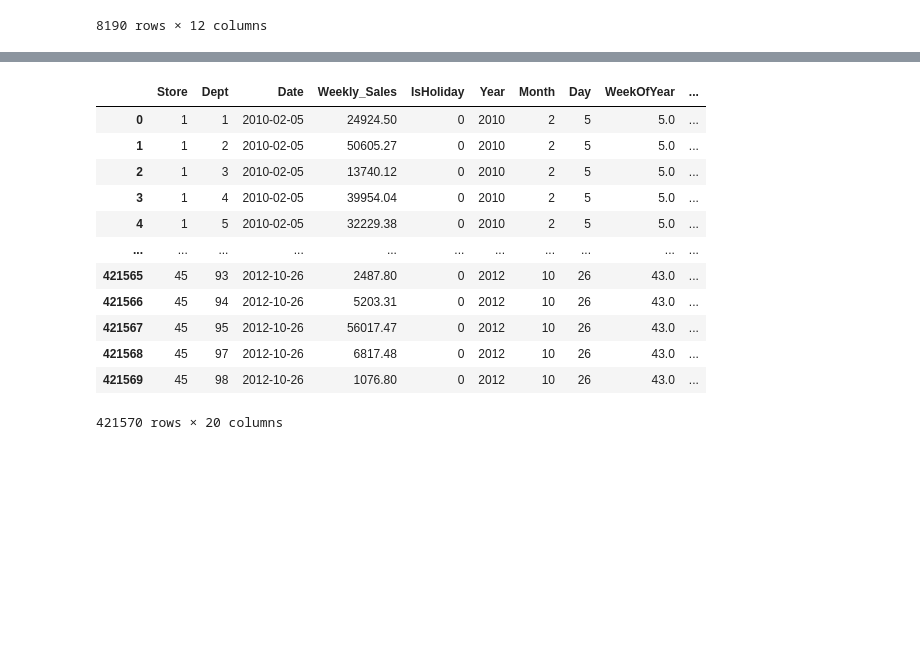
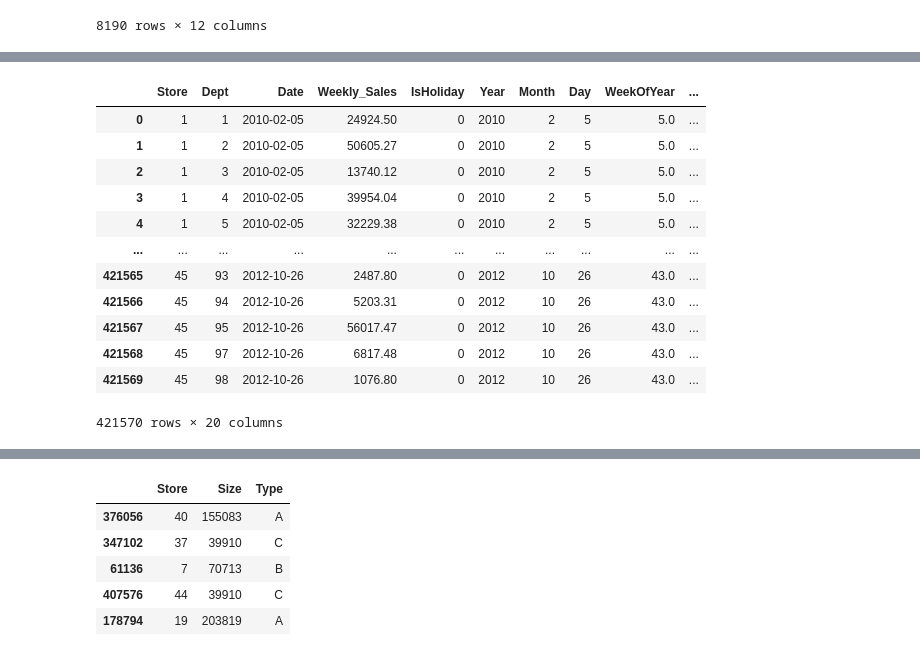
Before and after one commit to AnasElshaer01/Walmart-Sales-Forcasting, a Jupyter notebook: EDA.ipynb, the cells around one changed output, grey strips where cells are left out. Drawn from its saved outputs; the diff is of its cells as text; code cells hidden in the pictures; blank space fills up the shorter version.

```diff
--- a/EDA.ipynb
+++ b/EDA.ipynb
@@ -325,3 +290,19 @@ merged_data = pd.read_parquet('Merged.parquet')
+# %%
+merged_data
+# %% [output]
+|  | Store | Dept | Date | Weekly_Sales | IsHoliday | Year | Month | Day | WeekOfYear | ... |
+| 0 | 1 | 1 | 2010-02-05 | 24924.50 | 0 | 2010 | 2 | 5 | 5.0 | ... |
+| 1 | 1 | 2 | 2010-02-05 | 50605.27 | 0 | 2010 | 2 | 5 | 5.0 | ... |
+| 2 | 1 | 3 | 2010-02-05 | 13740.12 | 0 | 2010 | 2 | 5 | 5.0 | ... |
+| 3 | 1 | 4 | 2010-02-05 | 39954.04 | 0 | 2010 | 2 | 5 | 5.0 | ... |
+| 4 | 1 | 5 | 2010-02-05 | 32229.38 | 0 | 2010 | 2 | 5 | 5.0 | ... |
+| ... | ... | ... | ... | ... | ... | ... | ... | ... | ... | ... |
+| 421565 | 45 | 93 | 2012-10-26 | 2487.80 | 0 | 2012 | 10 | 26 | 43.0 | ... |
+| 421566 | 45 | 94 | 2012-10-26 | 5203.31 | 0 | 2012 | 10 | 26 | 43.0 | ... |
+| 421567 | 45 | 95 | 2012-10-26 | 56017.47 | 0 | 2012 | 10 | 26 | 43.0 | ... |
+| 421568 | 45 | 97 | 2012-10-26 | 6817.48 | 0 | 2012 | 10 | 26 | 43.0 | ... |
+| 421569 | 45 | 98 | 2012-10-26 | 1076.80 | 0 | 2012 | 10 | 26 | 43.0 | ... |
+421570 rows × 20 columns
 # %%
 merged_data.dtypes
 # %% [output]
@@ -363,18 +344,11 @@ Type            0
 Size            0
 dtype: int64
 # %%
-merged_data
+merged_data[['Store' , 'Size' , 'Type']].sample(5)
 # %% [output]
-|  | Store | Dept | Date | Weekly_Sales | IsHoliday | Year | Month | Day | WeekOfYear | ... |
-| 0 | 1 | 1 | 2010-02-05 | 24924.50 | 0 | 2010 | 2 | 5 | 5.0 | ... |
-| 1 | 1 | 2 | 2010-02-05 | 50605.27 | 0 | 2010 | 2 | 5 | 5.0 | ... |
-| 2 | 1 | 3 | 2010-02-05 | 13740.12 | 0 | 2010 | 2 | 5 | 5.0 | ... |
-| 3 | 1 | 4 | 2010-02-05 | 39954.04 | 0 | 2010 | 2 | 5 | 5.0 | ... |
-| 4 | 1 | 5 | 2010-02-05 | 32229.38 | 0 | 2010 | 2 | 5 | 5.0 | ... |
-| ... | ... | ... | ... | ... | ... | ... | ... | ... | ... | ... |
-| 421565 | 45 | 93 | 2012-10-26 | 2487.80 | 0 | 2012 | 10 | 26 | 43.0 | ... |
-| 421566 | 45 | 94 | 2012-10-26 | 5203.31 | 0 | 2012 | 10 | 26 | 43.0 | ... |
-| 421567 | 45 | 95 | 2012-10-26 | 56017.47 | 0 | 2012 | 10 | 26 | 43.0 | ... |
-| 421568 | 45 | 97 | 2012-10-26 | 6817.48 | 0 | 2012 | 10 | 26 | 43.0 | ... |
-| 421569 | 45 | 98 | 2012-10-26 | 1076.80 | 0 | 2012 | 10 | 26 | 43.0 | ... |
+|  | Store | Size | Type |
+| 376056 | 40 | 155083 | A |
+| 347102 | 37 | 39910 | C |
+| 61136 | 7 | 70713 | B |
+| 407576 | 44 | 39910 | C |
+| 178794 | 19 | 203819 | A |
-421570 rows × 20 columns
```
Also changed, not shown: parts of 17 cells of this notebook, 1 other file.
